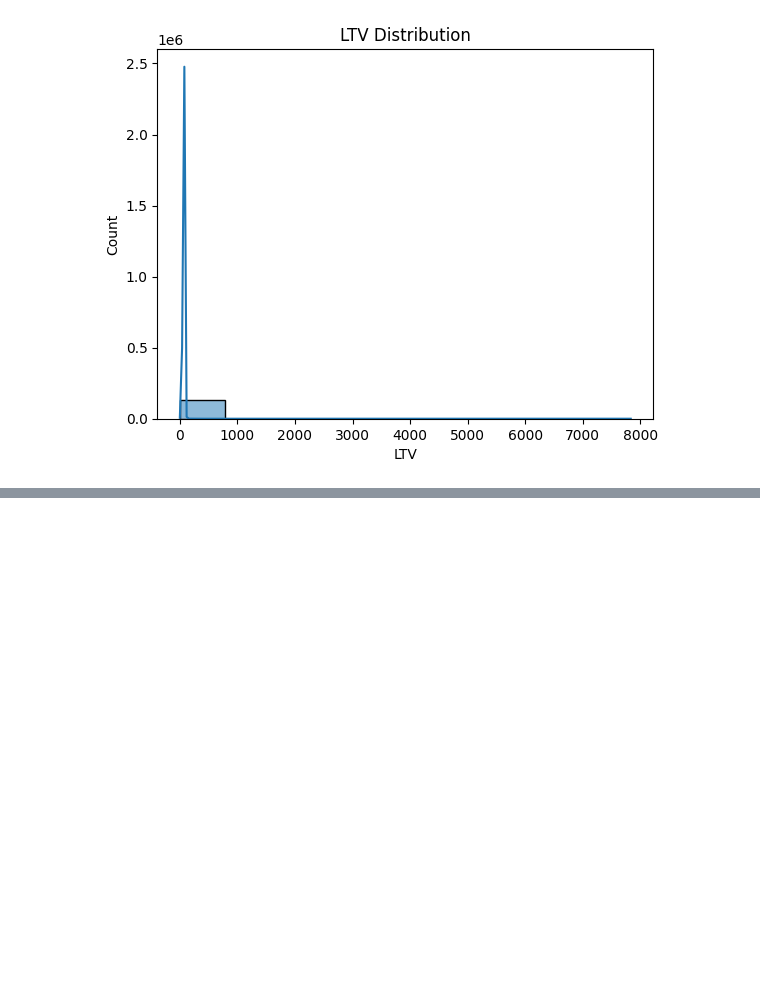
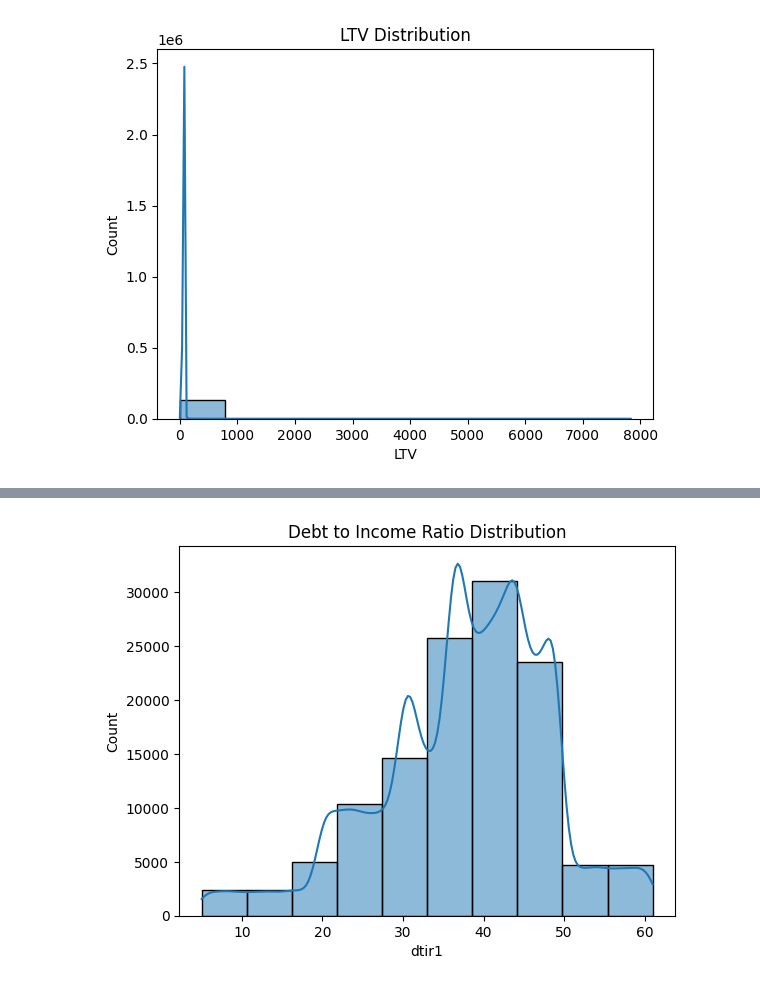
Before and after one commit to YASH280626/loan-default-prediction, a Jupyter notebook: analysis.ipynb, the cells around one changed output, grey strips where cells are left out. Saved outputs shown, nothing was run; the diff lists cells and outputs as text; code cells hidden in the pictures; blank space fills up the shorter version.

```diff
--- a/analysis.ipynb
+++ b/analysis.ipynb
@@ -424,0 +449,6 @@ plt.show()
+# %%
+sns.histplot(df['dtir1'], bins=10, kde = True)
+plt.title("Debt to Income Ratio Distribution")
+plt.show()
+# %% [output]
+[figure, added]
```
Also changed, not shown: parts of 3 cells of this notebook.
